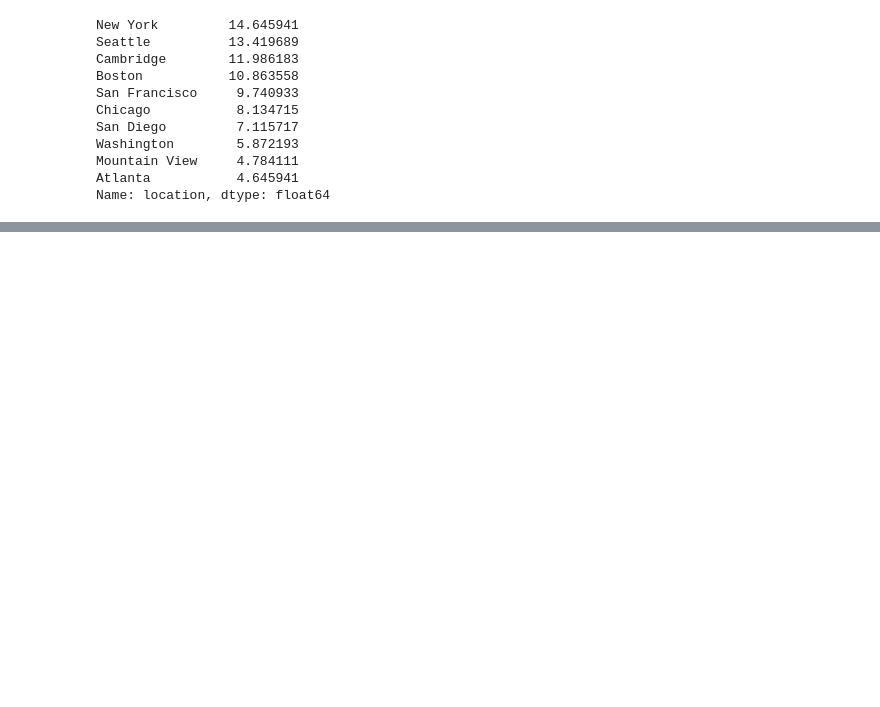
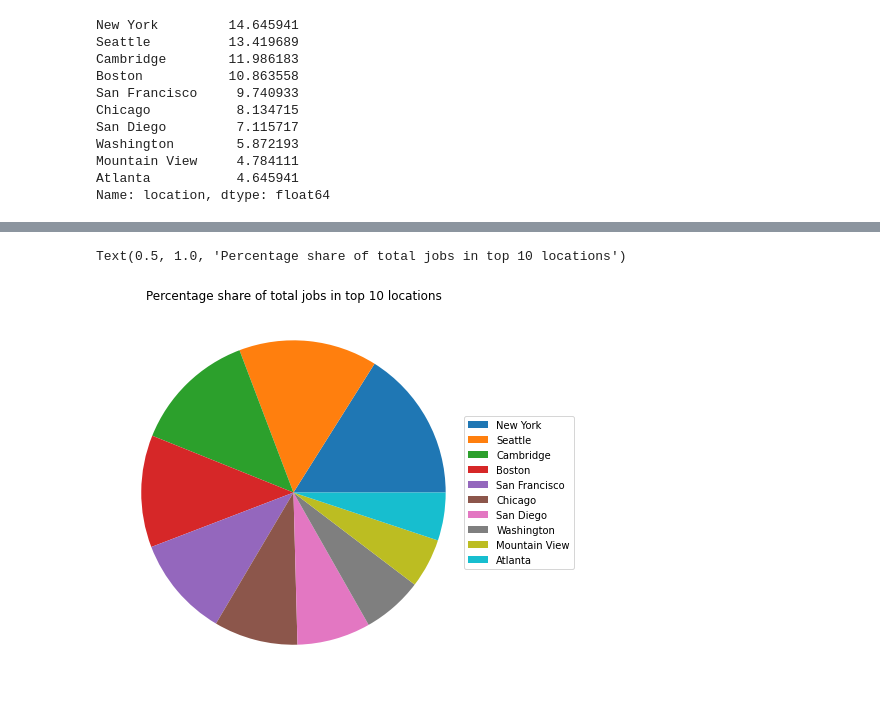
Before and after one commit to DNason1999/ds-job-analysis, a Jupyter notebook: AnalysisNotebook.ipynb, the cells around one changed output, grey strips where cells are left out. Cells and saved outputs as stored; diff of their text form; code cells hidden in the pictures; blank space fills up the shorter version.

```diff
--- a/AnalysisNotebook.ipynb
+++ b/AnalysisNotebook.ipynb
@@ -150,0 +188,9 @@ for name, loc in df_all_location_lat_lon.items():
+# %%
+fig, ax = plt.subplots(figsize=[7,7])
+
+pie, texts = ax.pie((top_10_locs/sum(top_10_locs)))
+ax.legend(pie, top_10_locs.keys(), loc='center right', bbox_to_anchor=(1, 0, 0.25, 1))
+ax.set_title("Percentage share of total jobs in top 10 locations", pad=-100)
+# %% [output]
+Text(0.5, 1.0, 'Percentage share of total jobs in top 10 locations')
+[figure, added]
```
Also changed, not shown: parts of 5 cells of this notebook.
